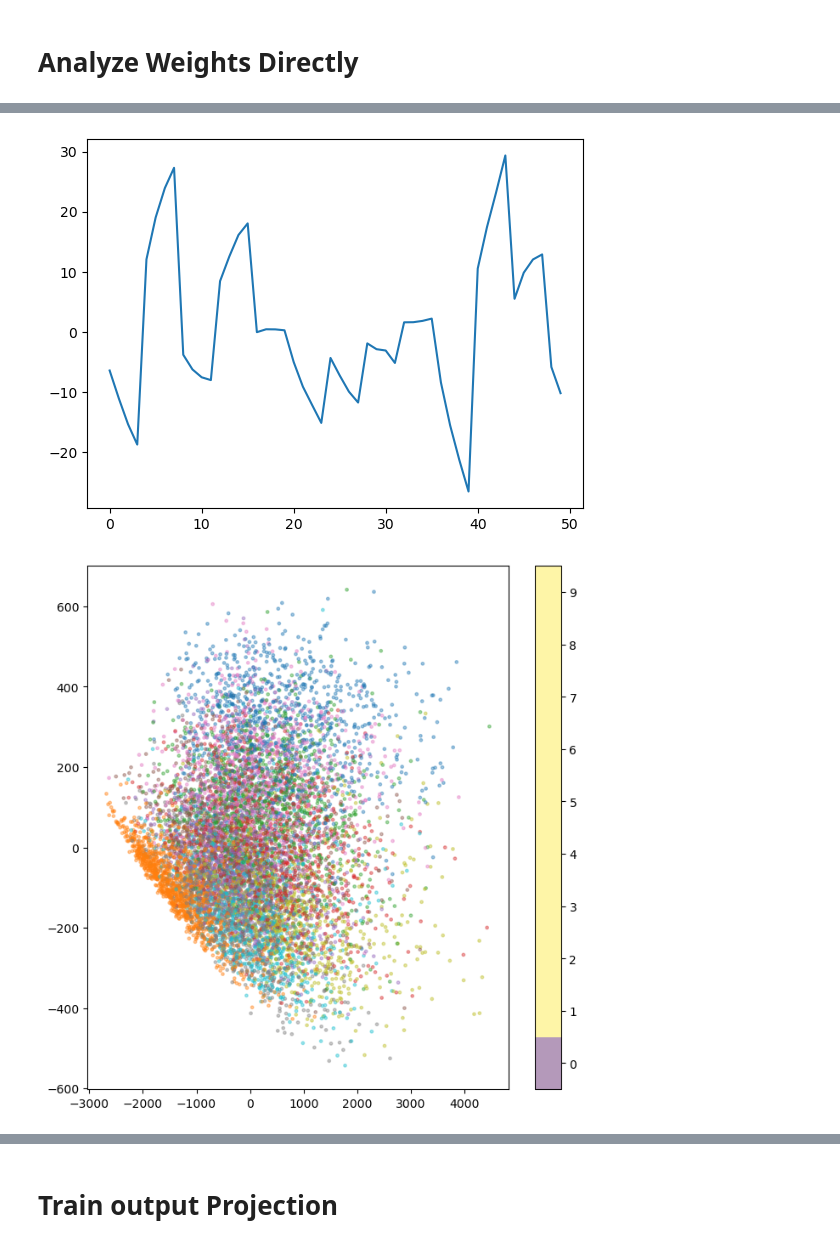
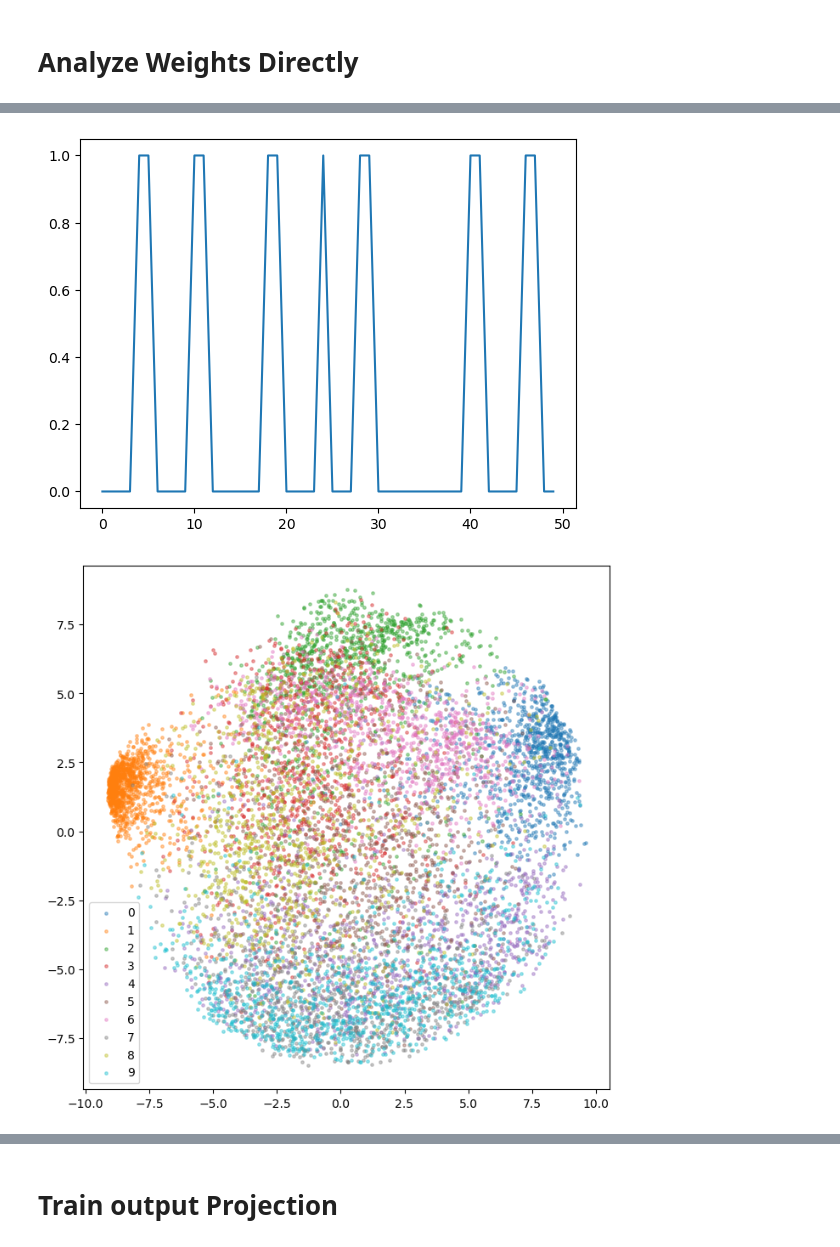
Before and after one commit to largraf/EchoSpike, a Jupyter notebook: analyze.ipynb, the cells around one changed output, grey strips where cells are left out. Cells and saved outputs as stored; diff of their text form; code cells hidden in the pictures.

```diff
--- a/analyze.ipynb
+++ b/analyze.ipynb
@@ -2,7 +2,7 @@
 # SNN-CLAPP
 # %%
 import matplotlib.pyplot as plt
-from utils import load_NMNIST, load_PMNIST, train, test, load_half_MNIST
+from utils import load_PMNIST, load_half_MNIST, train, test, test_old, load_half_MNIST
 from model import CLAPP_SNN
 import numpy as np
 import torch
@@ -11,24 +11,24 @@ color_list = sns.color_palette()
 device = 'cpu'
 epochs = 1
 batch_size = 1
-n_inputs = 14*14 #34 * 34 * 2
-n_hidden = 2 * [512]
+n_inputs = 28*28 #34 * 34 * 2
+n_hidden = 4 * [512]
 n_outputs = 10
 folder = 'models/'
-model_name = folder + 'SNN_CLAPP_1.pt'
+model_name = folder + 'SNN_CLAPP_4layer_diff100.pt'
 # %% [markdown]
 ## Dataset
 N-MNIST
 # %%
-n_time_bins = 4
+n_time_bins = 2
 #train_loader, test_loader = load_PMNIST(n_time_bins, scale=0.9, patches=True) #load_NMNIST(n_time_bins, batch_size=batch_size)
-train_loader, test_loader = load_half_MNIST() #load_NMNIST(n_time_bins, batch_size=batch_size)
+train_loader, test_loader = load_PMNIST(n_time_bins) #load_NMNIST(n_time_bins, batch_size=batch_size)
 
 # Plot Example
 frames, target = next(iter(train_loader))
 print(frames.shape, target)
 for i in range(2):
     plt.figure()
-    plt.imshow(frames[0,i].view(28,14), cmap='gray')
+    plt.imshow(frames[0,i].view(28,28), cmap='gray')
     plt.colorbar()
 # %% [output]
@@ -45,9 +45,9 @@ SNN.load_state_dict(torch.load(model_name, map_location='cpu'))
 # %% [output]
 <All keys matched successfully>
 # %%
-losses, loss_per_digit, clapp_activation, target_list, clapp_losses = test(SNN, test_loader, device)
+losses, loss_per_digit, clapp_activation, target_list, clapp_losses = test_old(SNN, test_loader, device)
 print(loss_per_digit)
 print('Mean Loss:', losses.sum()/10000)
-
+print(clapp_losses[:10])
 # mean loss for const prediction: 2.3
 # %% [output]
@@ -72,9 +73,10 @@ for i in range(len(SNN.clapp)):
     plt.colorbar()
 plt.figure()
 plt.imshow(SNN.clapp[0].pred.weight.detach())
+plt.colorbar()
 plt.show()
 for lay in layers:
-    for i in range(100, 103):
+    for i in range(5):
         plt.figure()
         plt.imshow(lay[i].view(28, 28).detach())
 # %% [output]
@@ -91,6 +97,8 @@ for lay in layers:
 %matplotlib inline
 print(len(clapp_activation))
 hidden_activities_transformed = torch.stack(clapp_activation).swapaxes(0,1)
+print(hidden_activities_transformed.shape)
+print(hidden_activities_transformed.sum(axis=-1)[:,:20], target_list[:20])
 print((SNN.out_proj.out_proj.weight < 0).sum())
 #plt.plot(hidden_activities_transformed[1,:1000,:100])
 from sklearn.decomposition import PCA
@@ -104,11 +112,15 @@ for hat in hidden_activities_transformed:
     # hat_diff = hat[1:] - hat[:-1]
     print(hat.shape)
     # hat_transform = umap.fit_transform(hat[::10].detach().cpu().numpy())
-    hat_transform = pca.fit_transform(hat[::4].detach().cpu().numpy())
+    hat_transform = pca.fit_transform(hat[:10000].detach().cpu().numpy())
     print(hat_transform.shape)
     plt.figure()
     plt.plot(hat.cpu()[:50,3])
     plt.figure(figsize=(8,8))
-    plt.scatter(hat_transform[:,0], hat_transform[:,1], s=6, c=colors[::4], alpha=0.4)
-    plt.colorbar(boundaries=np.arange(11)-0.5).set_ticks(np.arange(10))
+    col = colors[:10000]
+    for i in range(10):
+        col_indeces = np.argwhere(np.stack(target_list[:10000]).squeeze() == i).squeeze()
+        hattt = hat_transform[col_indeces, :]
+        plt.scatter(hattt[:,0], hattt[:,1], s=6, color=color_list[i], label=i, alpha=0.4)
+    plt.legend()
 # %% [output]
@@ -121,2 +146,2 @@ torch.Size([40000, 512])
-[figure, old version]
+[figure, new version]
-[figure, old version]
+[figure, new version]
```
Also changed, not shown: parts of 9 cells of this notebook, 4 other files.
